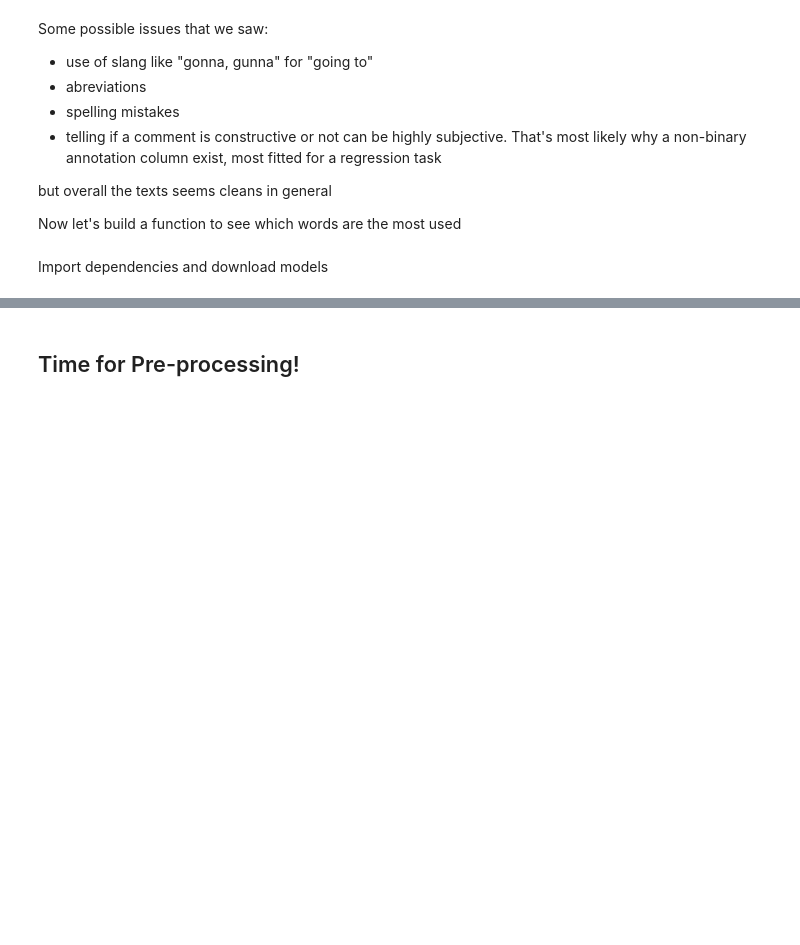
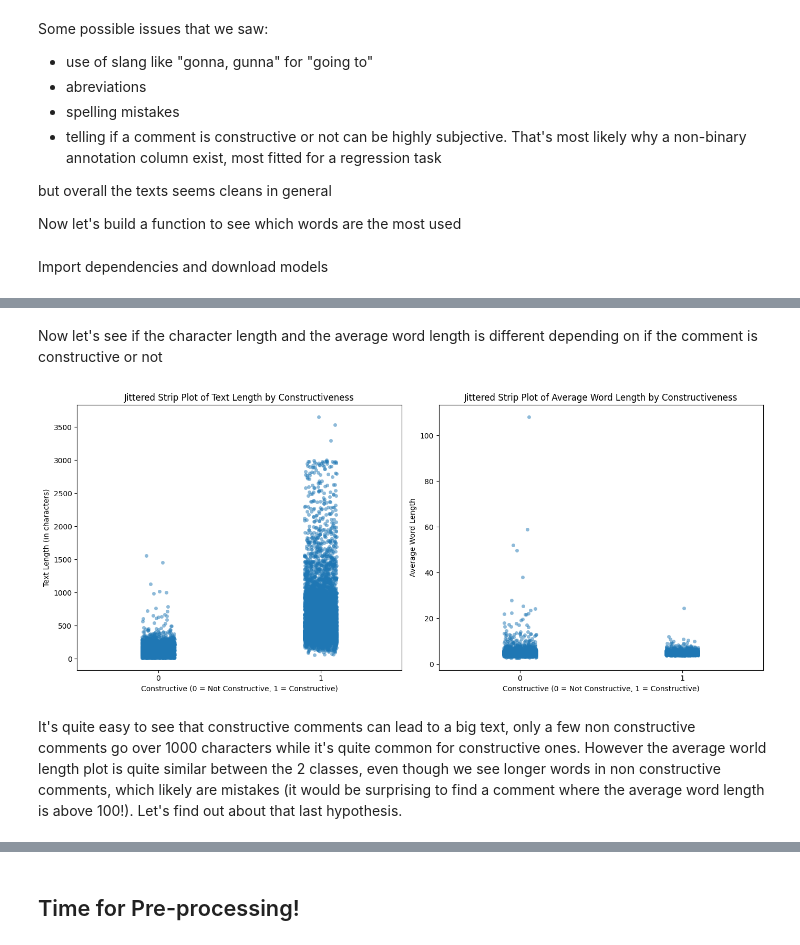
Before and after one commit to UgoLabbe/NLP-DetecConstComm-project, a Jupyter notebook: Milestone1.ipynb, the cells around one changed output, grey strips where cells are left out. Drawn from its saved outputs; the diff is of its cells as text; code cells hidden in the pictures; blank space fills up the shorter version.

Commit message:
added visualization about comments and their contents

```diff
--- a/Milestone1.ipynb
+++ b/Milestone1.ipynb
@@ -58,7 +58,11 @@ pp Comment text:
 # %% [markdown]
 ## Creating a dataset with untreated comment annotation about constructiveness (binary)
 # %%
-df_anno = df[['comment_text','constructive_binary']]
+df_anno = df[['comment_text','constructive_binary']].copy()
+
+#Change the constructive binary column to int (1 or 0)
+df_anno['constructive_binary'] = df_anno['constructive_binary'].astype(int)
+
 print(df_anno['constructive_binary'].value_counts())
 # %% [output]
 constructive_binary
@@ -162,0 +176,39 @@ summarize_most_used_words(df_anno['comment_text'], top_n=25, language='english')
+# %% [markdown]
+Now let's see if the character length and the average word length is different depending on if the comment is constructive or not
+# %%
+# Function to calculate the avg word length in a comment
+def avg_word_length(text):
+    words = text.split()
+    if len(words) > 0:
+        return sum(len(word) for word in words) / len(words)
+    else:
+        return 0
+
+# Create a length column
+df_anno['text_length'] = df_anno['comment_text'].apply(len)
+df_anno['avg_word_length'] = df_anno['comment_text'].apply(avg_word_length)
+
+
+# Create a figure with 2 subplots (1 row, 2 columns)
+plt.figure(figsize=(14, 6))
+
+# First plot: Jittered strip plot for text length
+plt.subplot(1, 2, 1)
+sns.stripplot(x='constructive_binary', y='text_length', data=df_anno, jitter=True, alpha=0.5)
+plt.title('Jittered Strip Plot of Text Length by Constructiveness')
+plt.xlabel('Constructive (0 = Not Constructive, 1 = Constructive)')
+plt.ylabel('Text Length (in characters)')
+
+# Second plot: Jittered strip plot for average word length
+plt.subplot(1, 2, 2)
+sns.stripplot(x='constructive_binary', y='avg_word_length', data=df_anno, jitter=True, alpha=0.5)
+plt.title('Jittered Strip Plot of Average Word Length by Constructiveness')
+plt.xlabel('Constructive (0 = Not Constructive, 1 = Constructive)')
+plt.ylabel('Average Word Length')
+
+# Adjust layout to prevent overlap
+plt.tight_layout()
+# %% [output]
+[figure, added]
+# %% [markdown]
+It's quite easy to see that constructive comments can lead to a big text, only a few non constructive comments go over 1000 characters while it's quite common for constructive ones. However the average world length plot is quite similar between the 2 classes, even though we see longer words in non constructive comments, which likely are mistakes (it would be surprising to find a comment where the average word length is above 100!). Let's find out about that last hypothesis.
```
Also changed, not shown: parts of 7 cells of this notebook.
